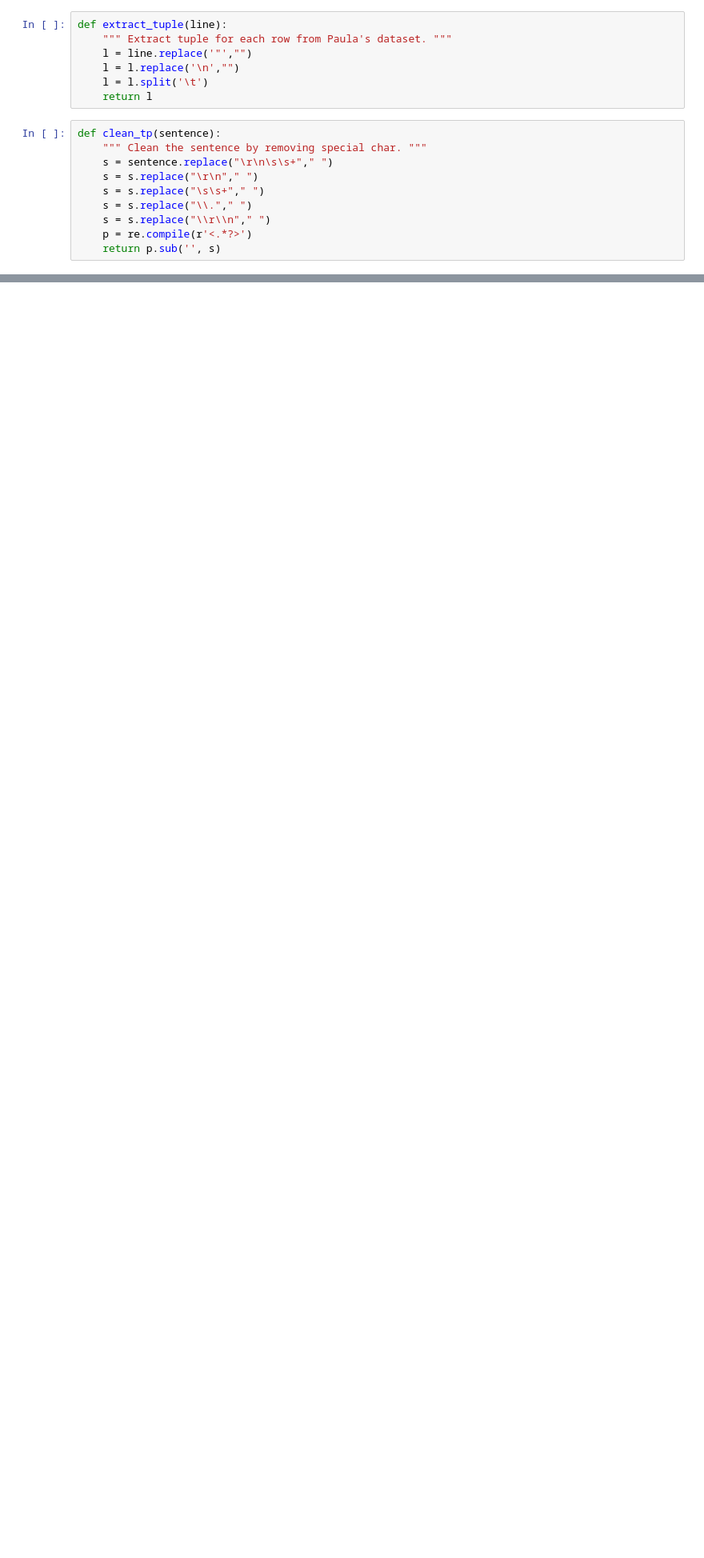
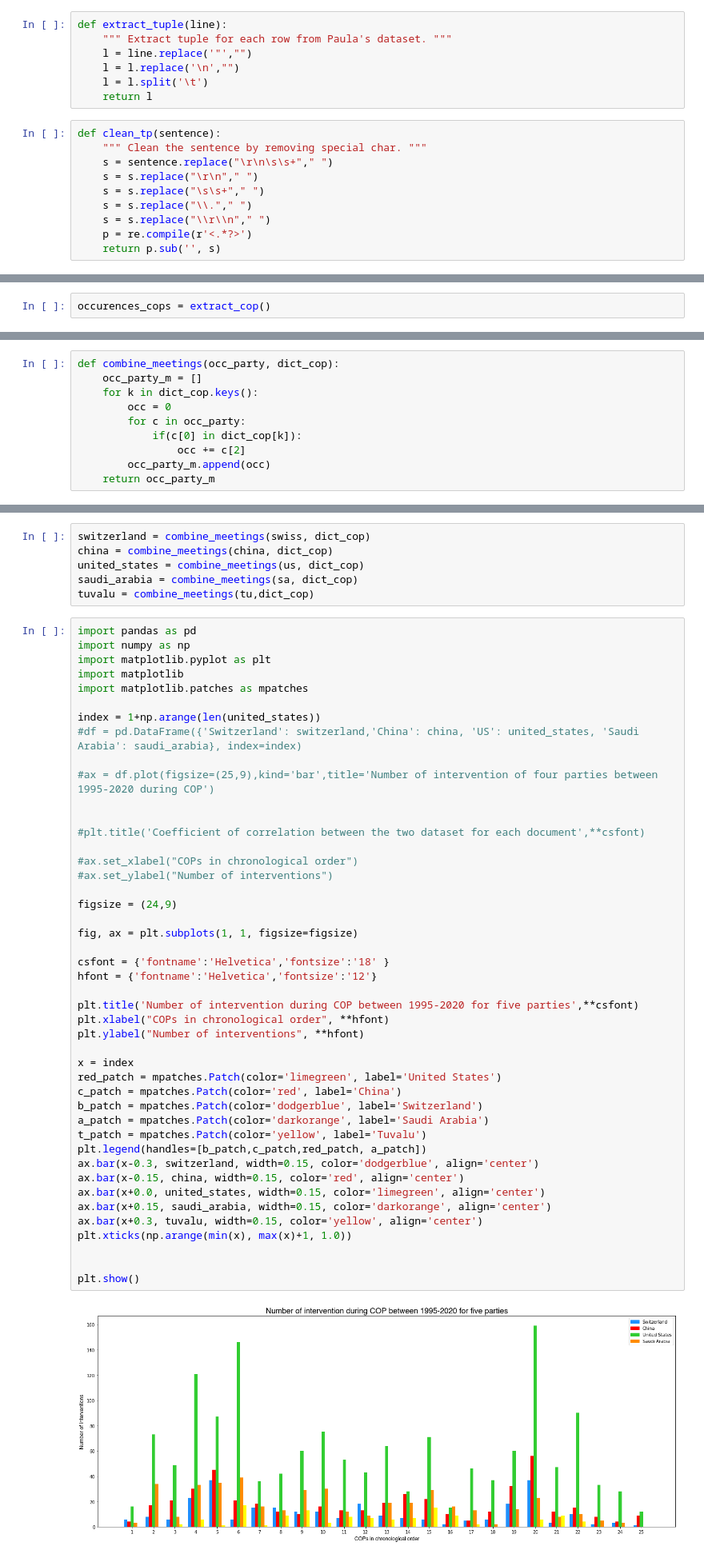
Before and after one commit to victorkristof/cop-mining-interactions, a Jupyter notebook: Code/e1_extract_occ_gen.ipynb, the cells around one changed output, grey strips where cells are left out. Shown: that part at 80% size. Cells and saved outputs as stored; diff of their text form; blank space fills up the shorter version.

```diff
--- a/Code/e1_extract_occ_gen.ipynb
+++ b/Code/e1_extract_occ_gen.ipynb
@@ -98,0 +135,2 @@ extract_occurences_issue_ENB(s)
+# %%
+occurences_cops = extract_cop()
@@ -98,0 +190,10 @@ extract_occurences_issue_ENB(s)
+# %%
+def combine_meetings(occ_party, dict_cop):
+    occ_party_m = []
+    for k in dict_cop.keys():
+        occ = 0
+        for c in occ_party:
+            if(c[0] in dict_cop[k]):
+                occ += c[2]
+        occ_party_m.append(occ)
+    return occ_party_m
@@ -98,0 +235,53 @@ extract_occurences_issue_ENB(s)
+# %%
+switzerland = combine_meetings(swiss, dict_cop)
+china = combine_meetings(china, dict_cop)
+united_states = combine_meetings(us, dict_cop)
+saudi_arabia = combine_meetings(sa, dict_cop)
+tuvalu = combine_meetings(tu,dict_cop)
+# %%
+import pandas as pd
+import numpy as np
+import matplotlib.pyplot as plt
+import matplotlib
+import matplotlib.patches as mpatches
+
+index = 1+np.arange(len(united_states))
+#df = pd.DataFrame({'Switzerland': switzerland,'China': china, 'US': united_states, 'Saudi Arabia': saudi_arabia}, index=index)
+
+#ax = df.plot(figsize=(25,9),kind='bar',title='Number of intervention of four parties between 1995-2020 during COP')
+
+
+#plt.title('Coefficient of correlation between the two dataset for each document',**csfont)
+
+#ax.set_xlabel("COPs in chronological order")
+#ax.set_ylabel("Number of interventions")
+
+figsize = (24,9)
+
+fig, ax = plt.subplots(1, 1, figsize=figsize)
+
+csfont = {'fontname':'Helvetica','fontsize':'18' }
+hfont = {'fontname':'Helvetica','fontsize':'12'}
+
+plt.title('Number of intervention during COP between 1995-2020 for five parties',**csfont)
+plt.xlabel("COPs in chronological order", **hfont)
+plt.ylabel("Number of interventions", **hfont)
+
+x = index
+red_patch = mpatches.Patch(color='limegreen', label='United States')
+c_patch = mpatches.Patch(color='red', label='China')
+b_patch = mpatches.Patch(color='dodgerblue', label='Switzerland')
+a_patch = mpatches.Patch(color='darkorange', label='Saudi Arabia')
+t_patch = mpatches.Patch(color='yellow', label='Tuvalu')
+plt.legend(handles=[b_patch,c_patch,red_patch, a_patch])
+ax.bar(x-0.3, switzerland, width=0.15, color='dodgerblue', align='center')
+ax.bar(x-0.15, china, width=0.15, color='red', align='center')
+ax.bar(x+0.0, united_states, width=0.15, color='limegreen', align='center')
+ax.bar(x+0.15, saudi_arabia, width=0.15, color='darkorange', align='center')
+ax.bar(x+0.3, tuvalu, width=0.15, color='yellow', align='center')
+plt.xticks(np.arange(min(x), max(x)+1, 1.0))
+
+
+plt.show()
+# %% [output]
+[figure, added]
```
Also changed, not shown: parts of 11 cells of this notebook, 12 other files.
